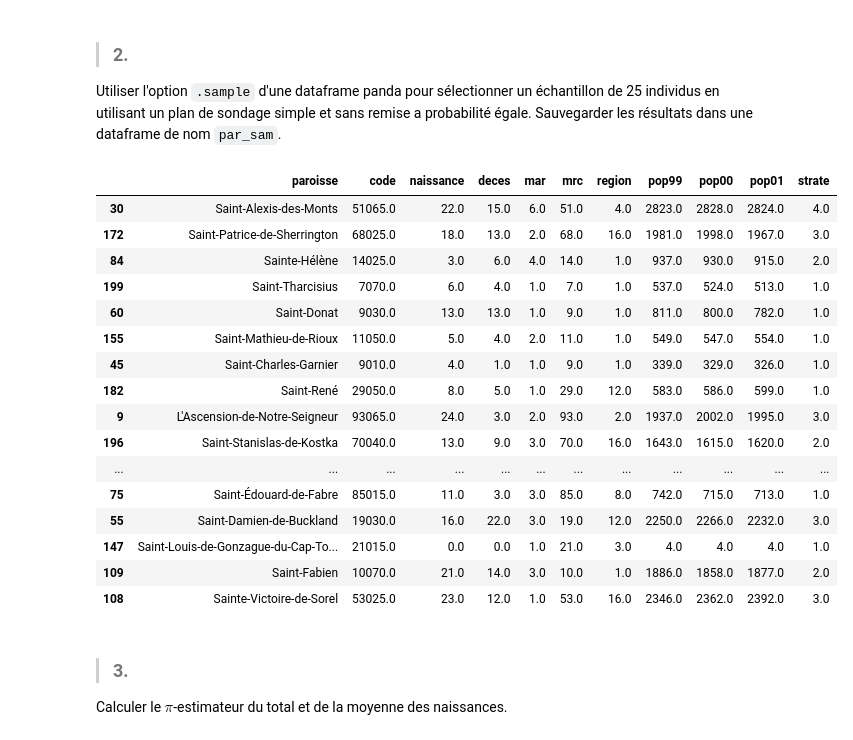
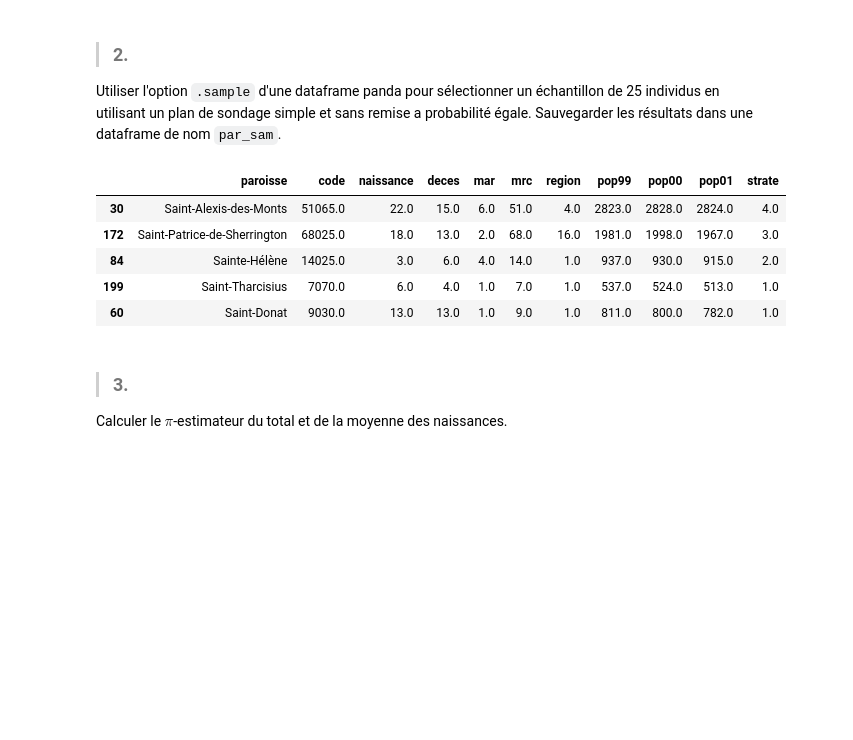
Before and after one commit to CharlesFarhat/coursTSP, a Jupyter notebook: MAT4103/TP2/TP2_GR2_FARHAT_CHARLES.ipynb, the cells around one changed output. Saved outputs shown, nothing was run; the diff lists cells and outputs as text; code cells hidden in the pictures; blank space fills up the shorter version.

```diff
--- a/MAT4103/TP2/TP2_GR2_FARHAT_CHARLES.ipynb
+++ b/MAT4103/TP2/TP2_GR2_FARHAT_CHARLES.ipynb
@@ -38,25 +38,14 @@ Utiliser l'option `.sample` d'une dataframe panda pour sélectionner un échanti
 # %%
 par_sam = paroisse.sample(n=25, replace=False, random_state=42)
 # %%
-par_sam
+par_sam.head()
 # %% [output]
 |  | paroisse | code | naissance | deces | mar | mrc | region | pop99 | pop00 | pop01 | strate |
 | 30 | Saint-Alexis-des-Monts | 51065.0 | 22.0 | 15.0 | 6.0 | 51.0 | 4.0 | 2823.0 | 2828.0 | 2824.0 | 4.0 |
 | 172 | Saint-Patrice-de-Sherrington | 68025.0 | 18.0 | 13.0 | 2.0 | 68.0 | 16.0 | 1981.0 | 1998.0 | 1967.0 | 3.0 |
 | 84 | Sainte-Hélène | 14025.0 | 3.0 | 6.0 | 4.0 | 14.0 | 1.0 | 937.0 | 930.0 | 915.0 | 2.0 |
 | 199 | Saint-Tharcisius | 7070.0 | 6.0 | 4.0 | 1.0 | 7.0 | 1.0 | 537.0 | 524.0 | 513.0 | 1.0 |
 | 60 | Saint-Donat | 9030.0 | 13.0 | 13.0 | 1.0 | 9.0 | 1.0 | 811.0 | 800.0 | 782.0 | 1.0 |
-| 155 | Saint-Mathieu-de-Rioux | 11050.0 | 5.0 | 4.0 | 2.0 | 11.0 | 1.0 | 549.0 | 547.0 | 554.0 | 1.0 |
-| 45 | Saint-Charles-Garnier | 9010.0 | 4.0 | 1.0 | 1.0 | 9.0 | 1.0 | 339.0 | 329.0 | 326.0 | 1.0 |
-| 182 | Saint-René | 29050.0 | 8.0 | 5.0 | 1.0 | 29.0 | 12.0 | 583.0 | 586.0 | 599.0 | 1.0 |
-| 9 | L'Ascension-de-Notre-Seigneur | 93065.0 | 24.0 | 3.0 | 2.0 | 93.0 | 2.0 | 1937.0 | 2002.0 | 1995.0 | 3.0 |
-| 196 | Saint-Stanislas-de-Kostka | 70040.0 | 13.0 | 9.0 | 3.0 | 70.0 | 16.0 | 1643.0 | 1615.0 | 1620.0 | 2.0 |
-| ... | ... | ... | ... | ... | ... | ... | ... | ... | ... | ... | ... |
-| 75 | Saint-Édouard-de-Fabre | 85015.0 | 11.0 | 3.0 | 3.0 | 85.0 | 8.0 | 742.0 | 715.0 | 713.0 | 1.0 |
-| 55 | Saint-Damien-de-Buckland | 19030.0 | 16.0 | 22.0 | 3.0 | 19.0 | 12.0 | 2250.0 | 2266.0 | 2232.0 | 3.0 |
-| 147 | Saint-Louis-de-Gonzague-du-Cap-To... | 21015.0 | 0.0 | 0.0 | 1.0 | 21.0 | 3.0 | 4.0 | 4.0 | 4.0 | 1.0 |
-| 109 | Saint-Fabien | 10070.0 | 21.0 | 14.0 | 3.0 | 10.0 | 1.0 | 1886.0 | 1858.0 | 1877.0 | 2.0 |
-| 108 | Sainte-Victoire-de-Sorel | 53025.0 | 23.0 | 12.0 | 1.0 | 53.0 | 16.0 | 2346.0 | 2362.0 | 2392.0 | 3.0 |
 # %% [markdown]
 > ### 3.
 Calculer le $\pi$-estimateur du total et de la moyenne des naissances.
```
Also changed, not shown: parts of 19 cells of this notebook, 7 other files.
